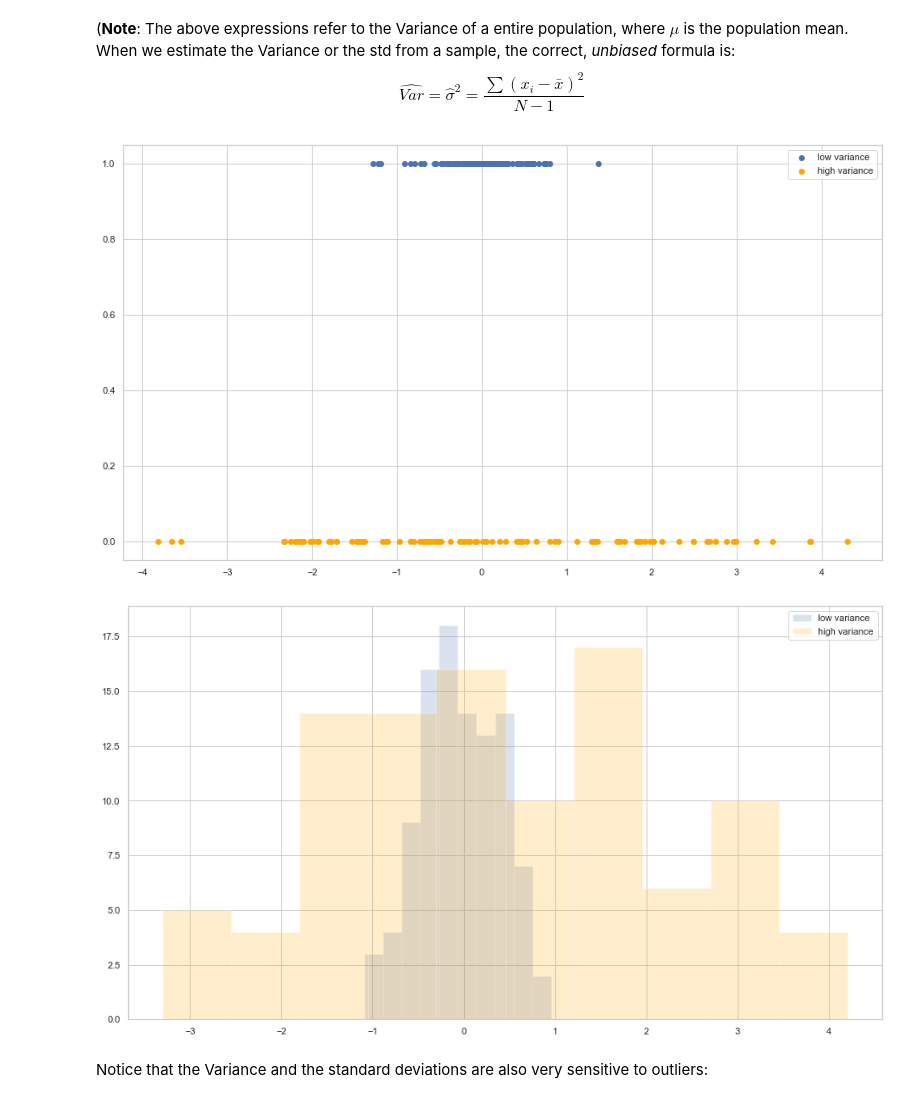
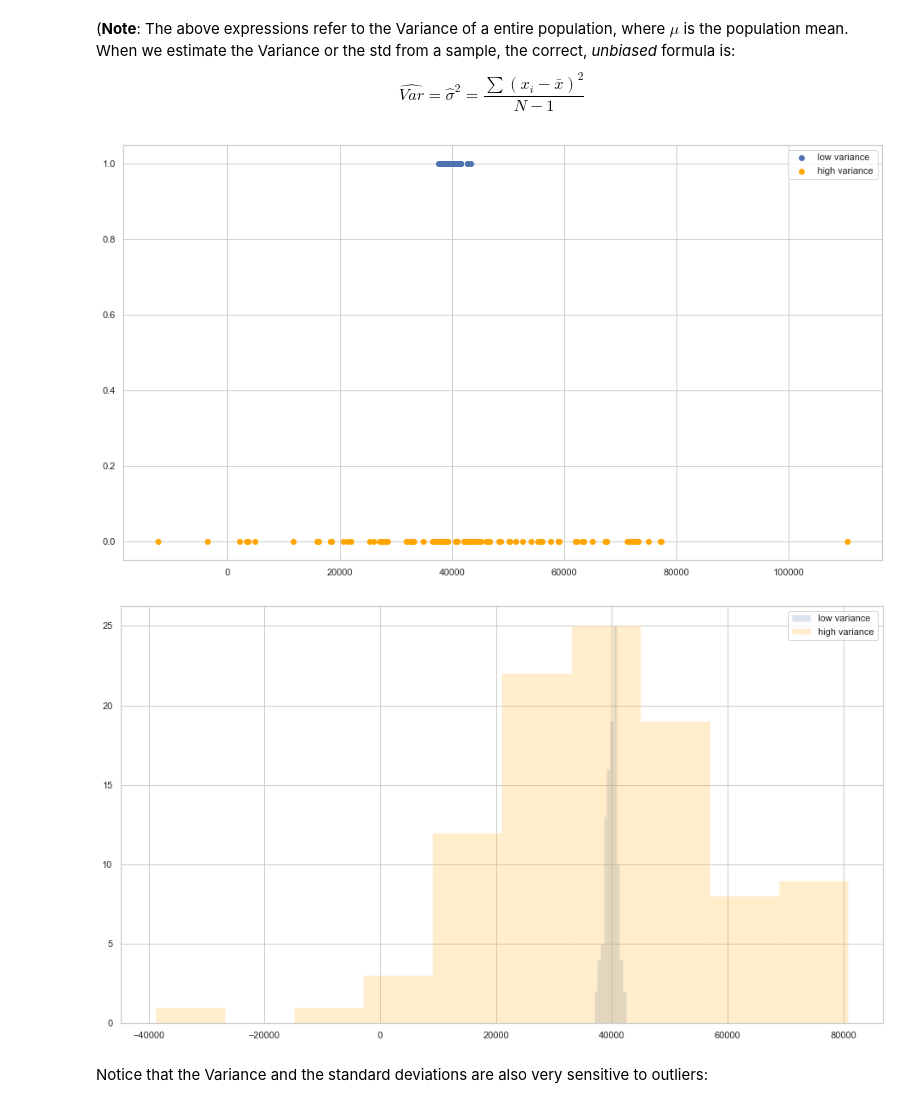
Before and after one commit to Ironhack-Data-Madrid-Febrero-2021/Classroom-Materials, a Jupyter notebook: module-2/6-intro-statistics.ipynb, the cells around one changed output. Cells and saved outputs as stored; diff of their text form; code cells hidden in the pictures.

```diff
--- a/module-2/6-intro-statistics.ipynb
+++ b/module-2/6-intro-statistics.ipynb
@@ -191,33 +386,33 @@ From [Wikipedia:](https://en.wikipedia.org/wiki/Variance) In probability theory
 $$\hat{Var} = \hat\sigma^2 =\frac{\sum (x_i - \bar{x}) ^ 2}{N-1}$$
 # %%
 N = 100
-plt.scatter(x=np.random.normal(0, 0.5, N),
+plt.scatter(x=np.random.normal(40000, 1000, N),
             y=np.ones(N),
             c='b',
             label='low variance')
 
-plt.scatter(x=np.random.normal(0, 2, N),
+plt.scatter(x=np.random.normal(40000, 20000, N),
             y=np.zeros(N),
             c='orange',
             label='high variance')
 plt.legend()
 plt.show()
 # %% [output]
-[figure, old version]
+[figure, new version]
 # %%
-plt.hist(np.random.normal(0, 0.5, N),
+plt.hist(np.random.normal(40000, 1000, N),
          color='b',
          label='low variance',
          alpha=0.2)
 
-plt.hist(np.random.normal(0, 2, N),
+plt.hist(np.random.normal(40000, 20000, N),
          color='orange',
          label='high variance',
          alpha=0.2)
 plt.legend()
 plt.show()
 # %% [output]
-[figure, old version]
+[figure, new version]
 # %% [markdown]
 Notice that the Variance and the standard deviations are also very sensitive to outliers:
 # %%
```
Also changed, not shown: parts of 53 cells of this notebook.
